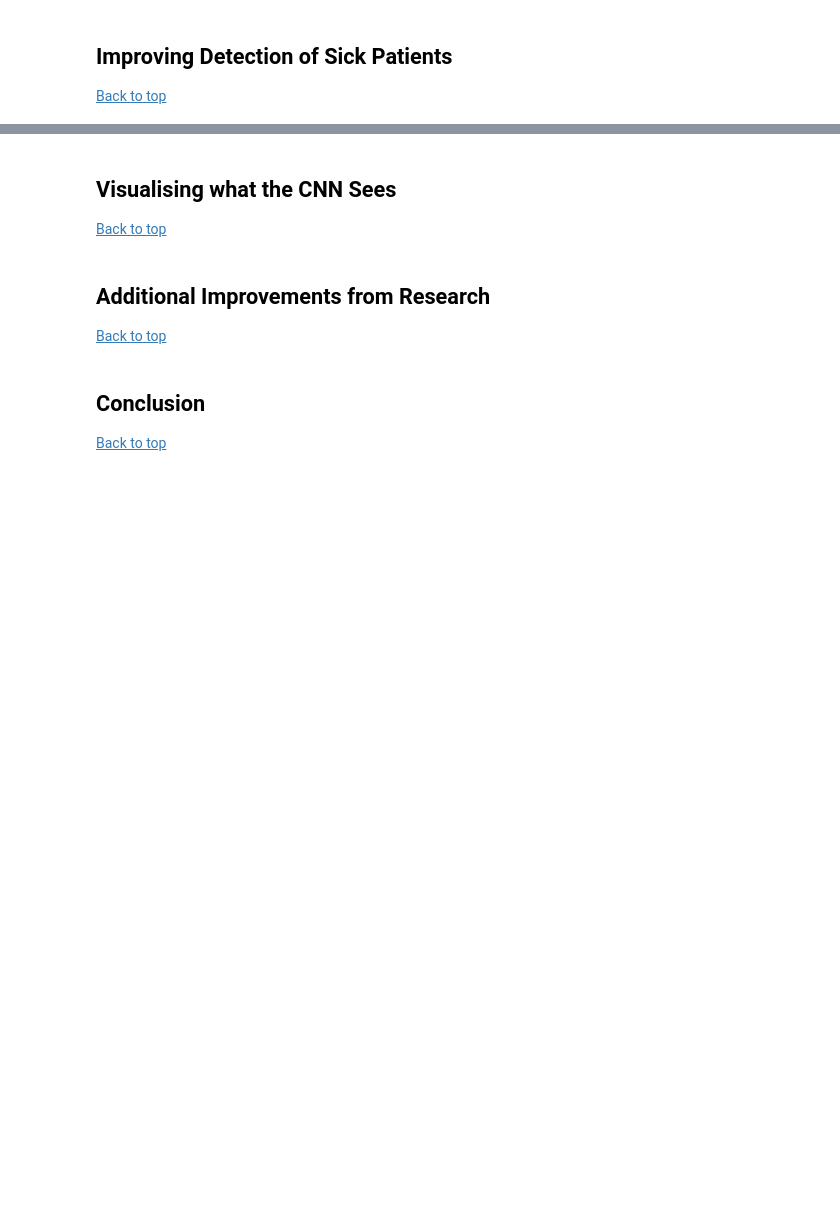
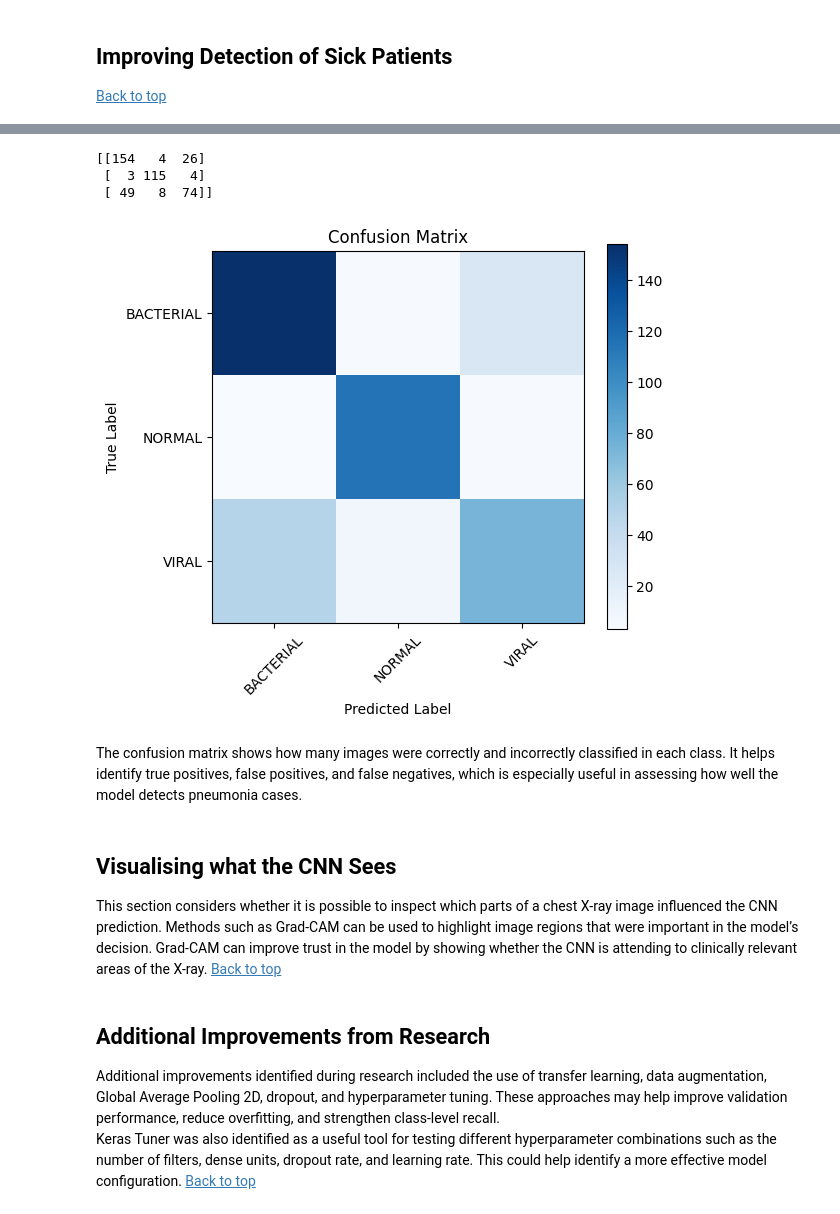
Before and after one commit to Sib26-cyber/Keras_Assignment, a Jupyter notebook: myscript.ipynb, the cells around one changed output, grey strips where cells are left out. Saved outputs shown, nothing was run; the diff lists cells and outputs as text; code cells hidden in the pictures; blank space fills up the shorter version.

```diff
--- a/myscript.ipynb
+++ b/myscript.ipynb
@@ -351,3 +433,23 @@ transfer_model.compile(
 # %% [markdown]
 <h2 id ="improving-detection-of-sick-patients">Improving Detection of Sick Patients</h2>
 <a href="#top">Back to top</a>
+# %%
+# Load the saved baseline CNN model from file
+# This avoids retraining the model again in the notebook
+model = tf.keras.models.load_model("pneumonia.keras")
+# %%
+# Collect the true class labels from the test dataset
+# y_true will contain the actual class index for each test image
+y_true = np.concatenate([y for x, y in test_ds], axis=0)
+
+# Use the trained model to predict probabilities for each class
+# The output gives one probability score per class for each image
+y_pred_probs = model.predict(test_ds)
+
+# Convert predicted probabilities into predicted class labels
+# np.argmax selects the class with the highest probability
+y_pred = np.argmax(y_pred_probs, axis=1)
+
+# Print the classification report
+# This shows precision, recall, and F1-score for each class
+print(classification_report(y_true, y_pred, target_names=class_names))
@@ -354,9 +467,42 @@ transfer_model.compile(
+# %%
+# Create a confusion matrix comparing actual and predicted labels
+# This helps show where the model is making correct and incorrect predictions
+cm = confusion_matrix(y_true, y_pred)
+
+# Print the confusion matrix as numbers
+print(cm)
+# %% [output]
+[[154   4  26]
+ [  3 115   4]
+ [ 49   8  74]]
+# %%
+# Display the confusion matrix as an image
+# This makes it easier to see patterns of misclassification
+plt.figure(figsize=(6, 5))
+plt.imshow(cm, cmap='Blues')
+plt.title("Confusion Matrix")
+plt.colorbar()
+
+# Add class labels to the x and y axes
+plt.xticks(ticks=np.arange(len(class_names)), labels=class_names, rotation=45)
+plt.yticks(ticks=np.arange(len(class_names)), labels=class_names)
+
+# Label the axes
+plt.xlabel("Predicted Label")
+plt.ylabel("True Label")
+
+plt.show()
+# %% [output]
+[figure, added]
+# %% [markdown]
+The confusion matrix shows how many images were correctly and incorrectly classified in each class. It helps identify true positives, false positives, and false negatives, which is especially useful in assessing how well the model detects pneumonia cases.
 # %% [markdown]
 <h2 id ="visualising-what-the-cnn-sees">Visualising what the CNN Sees</h2>
+This section considers whether it is possible to inspect which parts of a chest X-ray image influenced the CNN prediction. Methods such as Grad-CAM can be used to highlight image regions that were important in the model’s decision. Grad-CAM can improve trust in the model by showing whether the CNN is attending to clinically relevant areas of the X-ray.
 <a href="#top">Back to top</a>
 # %% [markdown]
 <h2 id ="additional-improvements-from-research">Additional Improvements from Research</h2>
+Additional improvements identified during research included the use of transfer learning, data augmentation, Global Average Pooling 2D, dropout, and hyperparameter tuning. These approaches may help improve validation performance, reduce overfitting, and strengthen class-level recall.
+
+Keras Tuner was also identified as a useful tool for testing different hyperparameter combinations such as the number of filters, dense units, dropout rate, and learning rate. This could help identify a more effective model configuration.
 <a href="#top">Back to top</a>
-# %% [markdown]
-<h2 id ="conclusion">Conclusion</h2>
-<a href="#top">Back to top</a>
```
Also changed, not shown: parts of 17 cells of this notebook, 1 other file.
